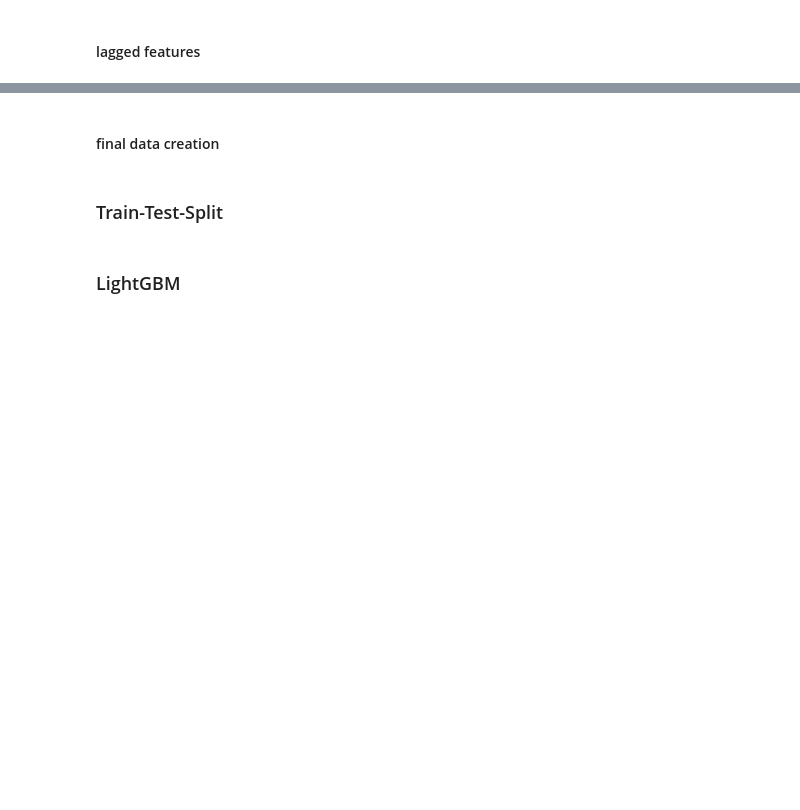
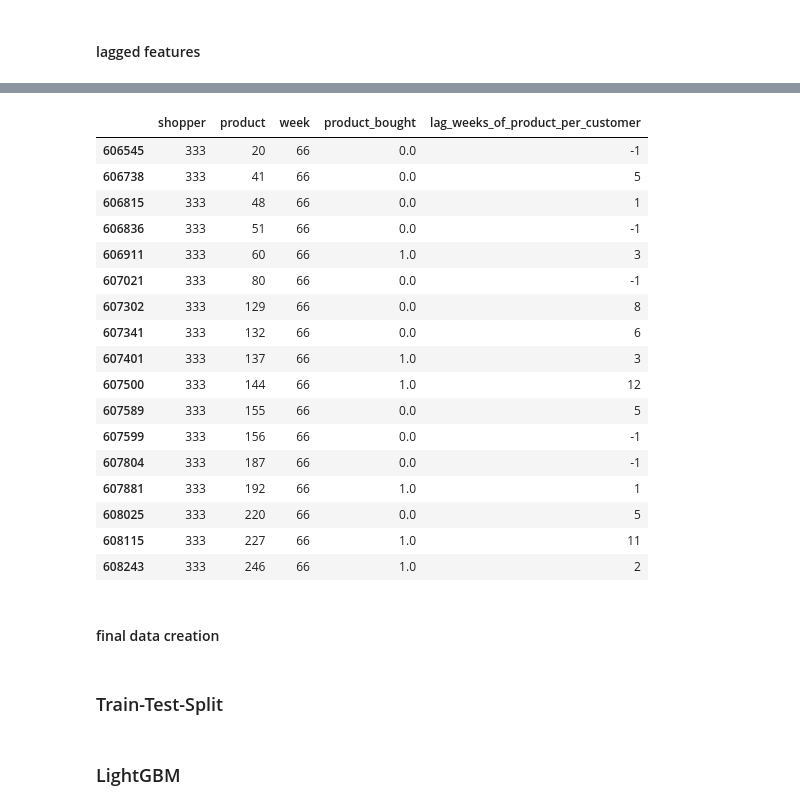
Before and after one commit to AsmirMumin/Retail-Coupon-Recommendation-for-Revenue-Optimization, a Jupyter notebook: final_assignment/final_notebook_v2.ipynb, the cells around one changed output, grey strips where cells are left out. Saved outputs shown, nothing was run; the diff lists cells and outputs as text; code cells hidden in the pictures; blank space fills up the shorter version.

```diff
--- a/final_assignment/final_notebook_v2.ipynb
+++ b/final_assignment/final_notebook_v2.ipynb
@@ -118,0 +325,5 @@ from coupon_assignment import coupon_assignment
+# %%
+df_full = pd.read_parquet("data_s2000_currently.parquet") ### NOT POSSIBLE!!!
+df_full = df_full[df_full["shopper"]<2000][["week","shopper","product","product_bought"]]
+# df_90 = pd.read_parquet("df_90.parquet") # only re-read if required
+df_full = pd.concat([df_full, df_90], ignore_index=True)
@@ -118,0 +349,8 @@ from coupon_assignment import coupon_assignment
+# %%
+purchase_lags = module_lags.LagCalculator(
+    df_full[["shopper", "product", "week", "product_bought"]]
+    .sort_values(by=["shopper", "product", "week"], ascending=[True, True, True])
+    .reset_index(drop=True)
+)
+# %%
+lags = purchase_lags.calculate_lags()
@@ -118,0 +377,3 @@ from coupon_assignment import coupon_assignment
+# %%
+# replace "product_bought" of week 90 with NaN's
+lags.loc[lags['week']==90,['product_bought']] = np.nan
@@ -119,3 +405,25 @@ from coupon_assignment import coupon_assignment
+# %%
+# example
+lags[(lags["shopper"]==333) & (lags["week"]==66)]
+# %% [output]
+|  | shopper | product | week | product_bought | lag_weeks_of_product_per_customer |
+| 606545 | 333 | 20 | 66 | 0.0 | -1 |
+| 606738 | 333 | 41 | 66 | 0.0 | 5 |
+| 606815 | 333 | 48 | 66 | 0.0 | 1 |
+| 606836 | 333 | 51 | 66 | 0.0 | -1 |
+| 606911 | 333 | 60 | 66 | 1.0 | 3 |
+| 607021 | 333 | 80 | 66 | 0.0 | -1 |
+| 607302 | 333 | 129 | 66 | 0.0 | 8 |
+| 607341 | 333 | 132 | 66 | 0.0 | 6 |
+| 607401 | 333 | 137 | 66 | 1.0 | 3 |
+| 607500 | 333 | 144 | 66 | 1.0 | 12 |
+| 607589 | 333 | 155 | 66 | 0.0 | 5 |
+| 607599 | 333 | 156 | 66 | 0.0 | -1 |
+| 607804 | 333 | 187 | 66 | 0.0 | -1 |
+| 607881 | 333 | 192 | 66 | 1.0 | 1 |
+| 608025 | 333 | 220 | 66 | 0.0 | 5 |
+| 608115 | 333 | 227 | 66 | 1.0 | 11 |
+| 608243 | 333 | 246 | 66 | 1.0 | 2 |
 # %% [markdown]
 #### final data creation
 # %%
```
Also changed, not shown: parts of 35 cells of this notebook.
